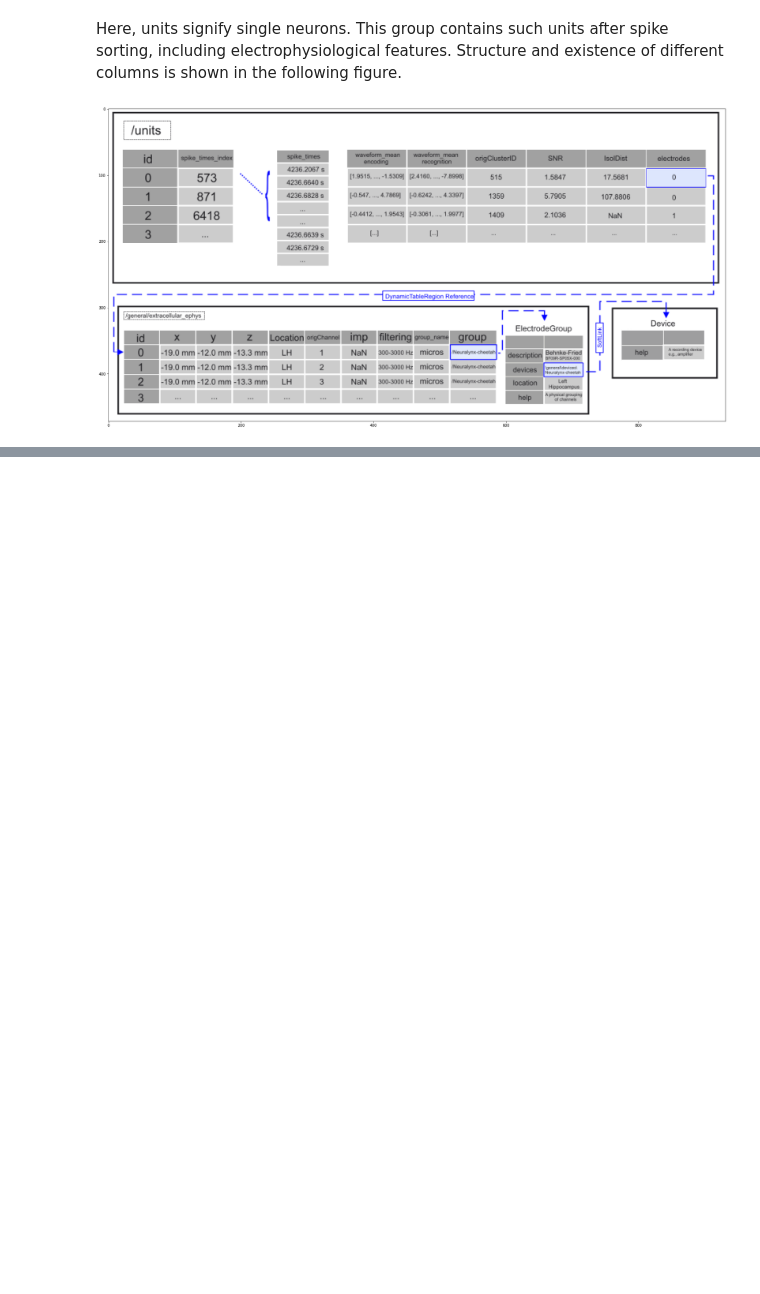
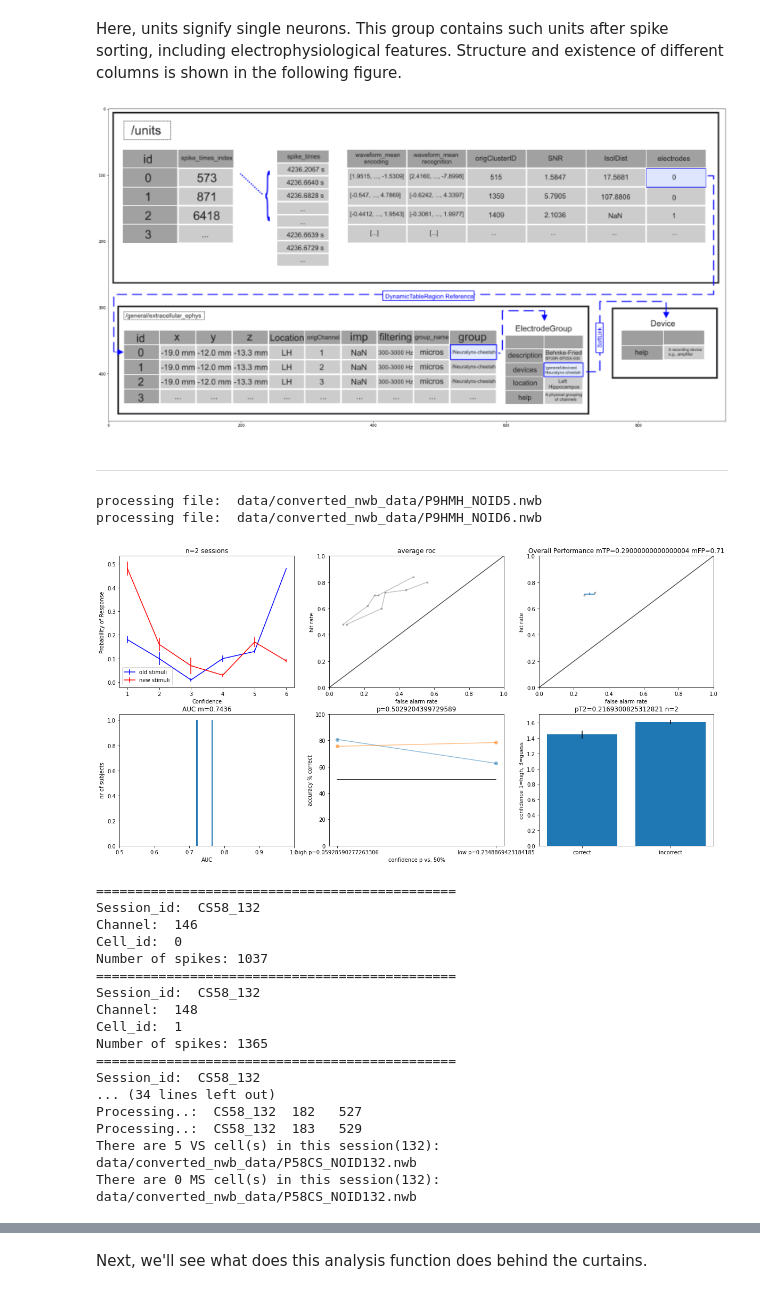
Before and after one commit to abhineet99/NWB-data, a Jupyter notebook: data_analysis.ipynb, the cells around one changed output, grey strips where cells are left out. Cells and saved outputs as stored; diff of their text form; code cells hidden in the pictures; blank space fills up the shorter version.

Commit message:
graphs gen analysis

```diff
--- a/data_analysis.ipynb
+++ b/data_analysis.ipynb
@@ -207,3 +207,5 @@ plt.imshow(TTLS_image)
 plt.show()
 # %% [output]
 [figure]
+# %% [markdown]
+---------------------------
@@ -209,0 +214,28 @@ plt.show()
+# %%
+NWBFilePath="data/converted_nwb_data"
+# %%
+list_of_patients_behavior=[5,6]
+list_of_patients_neurons= [132]
+# %%
+RLab.NO2NWB_analysis(NWBFilePath,list_of_patients_behavior, list_of_patients_neurons)
+# %% [output]
+processing file:  data/converted_nwb_data/P9HMH_NOID5.nwb
+processing file:  data/converted_nwb_data/P9HMH_NOID6.nwb
+[figure, added]
+==============================================
+Session_id:  CS58_132
+Channel:  146
+Cell_id:  0
+Number of spikes: 1037
+==============================================
+Session_id:  CS58_132
+Channel:  148
+Cell_id:  1
+Number of spikes: 1365
+==============================================
+Session_id:  CS58_132
+... (34 lines left out)
+Processing..:  CS58_132  182   527
+Processing..:  CS58_132  183   529
+There are 5 VS cell(s) in this session(132): data/converted_nwb_data/P58CS_NOID132.nwb
+There are 0 MS cell(s) in this session(132): data/converted_nwb_data/P58CS_NOID132.nwb
@@ -209,0 +247,2 @@ plt.show()
+# %% [markdown]
+Next, we'll see what does this analysis function does behind the curtains.
```
Also changed, not shown: parts of 2 cells of this notebook.
